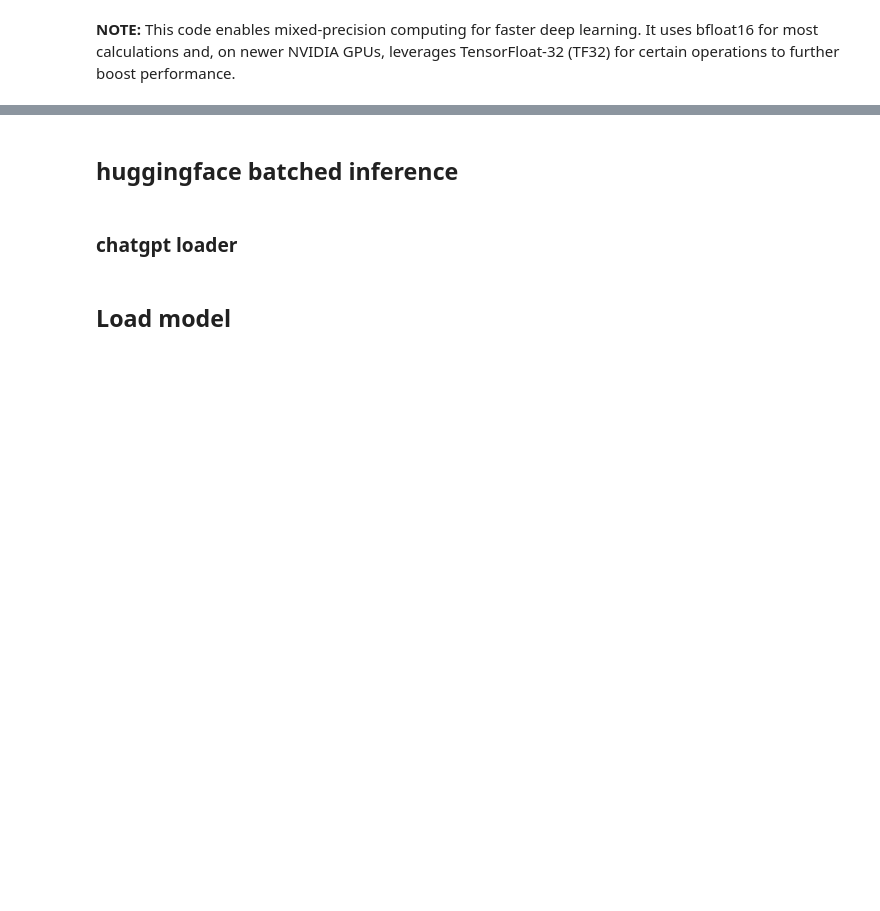
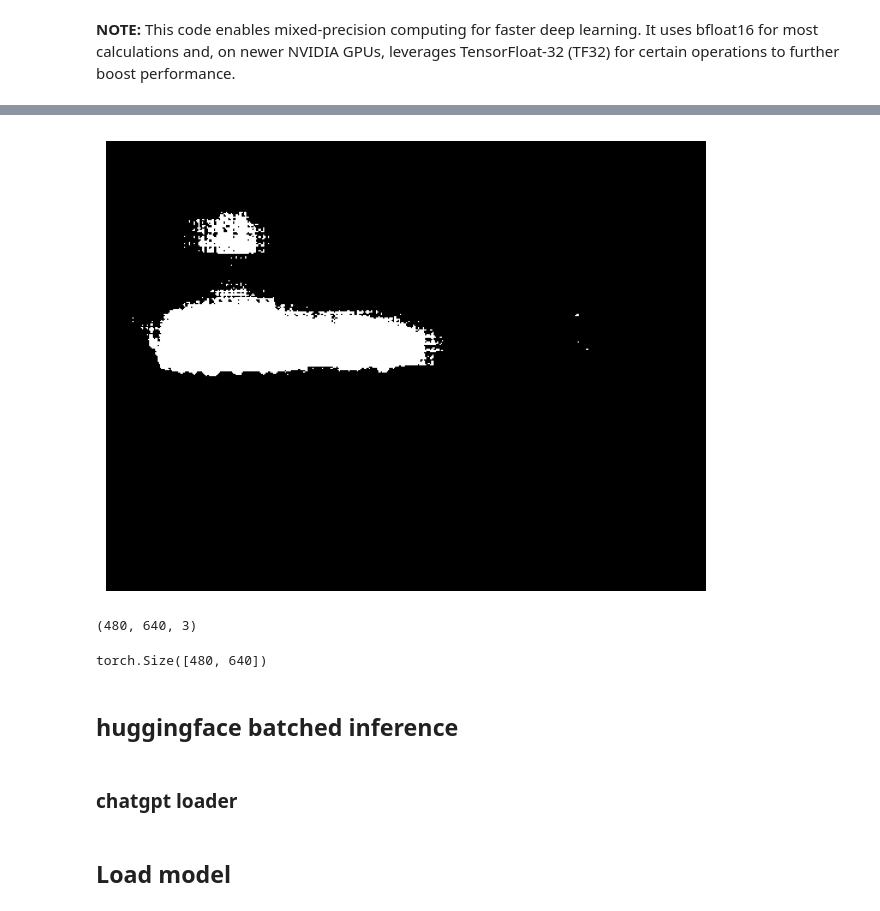
Before and after one commit to manugaurdl/sam2, a Jupyter notebook: how_to_segment_images_with_sam_2.ipynb, the cells around one changed output, grey strips where cells are left out. Drawn from its saved outputs; the diff is of its cells as text; code cells hidden in the pictures; blank space fills up the shorter version.

```diff
--- a/how_to_segment_images_with_sam_2.ipynb
+++ b/how_to_segment_images_with_sam_2.ipynb
@@ -50,3 +76,15 @@ def plot_binary_mask(mask):
+# %%
+plot_binary_mask(torch.load(f'/data3/mgaur/mllm_inversion/seg_masks/{split}/{idx}.pt'))
+# %% [output]
+[figure, added]
+# %%
+np.array(Image.open(img_path)).shape
+# %% [output]
+(480, 640, 3)
+# %%
+torch.load(f'/home/mgaur/train/{idx}.pt').shape
+# %% [output]
+torch.Size([480, 640])
 # %%
 import os
 import pandas as pd
```
Also changed, not shown: parts of 6 cells of this notebook, 4 other files.
